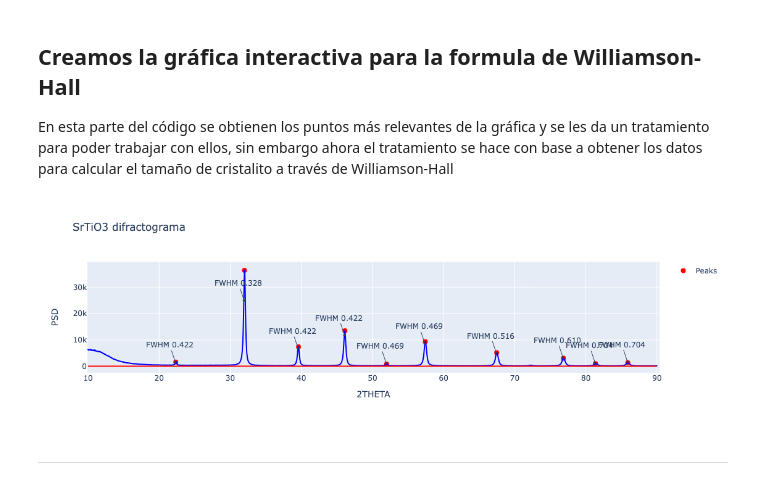
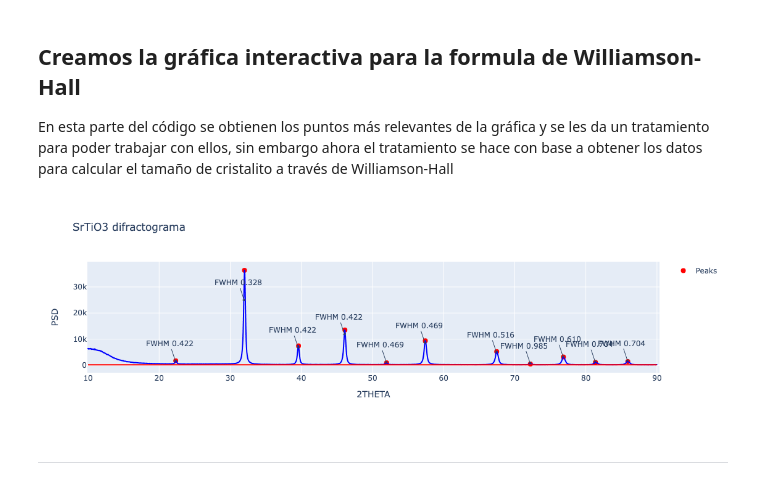
Before and after one commit to joscor34/XRD_interpreter, a Jupyter notebook: XRD_file_interpreter.ipynb, the cells around one changed output. Saved outputs shown, nothing was run; the diff lists cells and outputs as text; code cells hidden in the pictures.

```diff
--- a/XRD_file_interpreter.ipynb
+++ b/XRD_file_interpreter.ipynb
@@ -191,7 +191,6 @@ df = pd.read_csv('data.csv')
 peaks, _ = find_peaks(df[' PSD'], prominence=50 , distance= 90)  # Adjust prominence as needed
 peaks = np.delete(peaks, 0)
 peaks = np.delete(peaks, 1)
-peaks = np.delete(peaks, 7)
 
 y_position_value_global = 100
 beta_constant_value = 0
@@ -230,34 +229,34 @@ def calculate_fwhm(index):
     fwhm = df[' 2THETA'][right_bound] - df[' 2THETA'][left_bound]  # FWHM calculation
     return fwhm
 
 def largo_pico(distancia, df_f, peaks):
 
     fig.add_annotation(
         x=df_f[' 2THETA'][peaks],
         y=df_f[' PSD'][peaks - 2],
         text=f'FWHM {distancia:.3f}', # Ponemos la distancia con 3 puntos decimales
         showarrow=True,
         arrowhead=1,
     )
 
 fwhm_values = []
 angulos_peaks = []
 for peak_index in peaks:
     fwhm = calculate_fwhm(peak_index)
     angulos_peaks.append(df[' 2THETA'][peak_index])
     fwhm_values.append(fwhm)
     #print(f"Peak at index {peak_index}: FWHM = {fwhm}")
 
 for i in range(len(lista_picos_index)):
     largo_pico(fwhm_values[i], df, lista_picos_index[i])
 
 #largo_pico(lista_distancia_entre_picos[1], df,1,1)
 #print(lista_picos_index[1])
 #print(calculate_fwhm(lista_picos_index[1]))
 
 fig.show()
 # %% [output]
-[figure, old version]
+[figure, new version]
 # %% [markdown]
 ---
 # %% [markdown]
```
Also changed, not shown: parts of 7 cells of this notebook.
